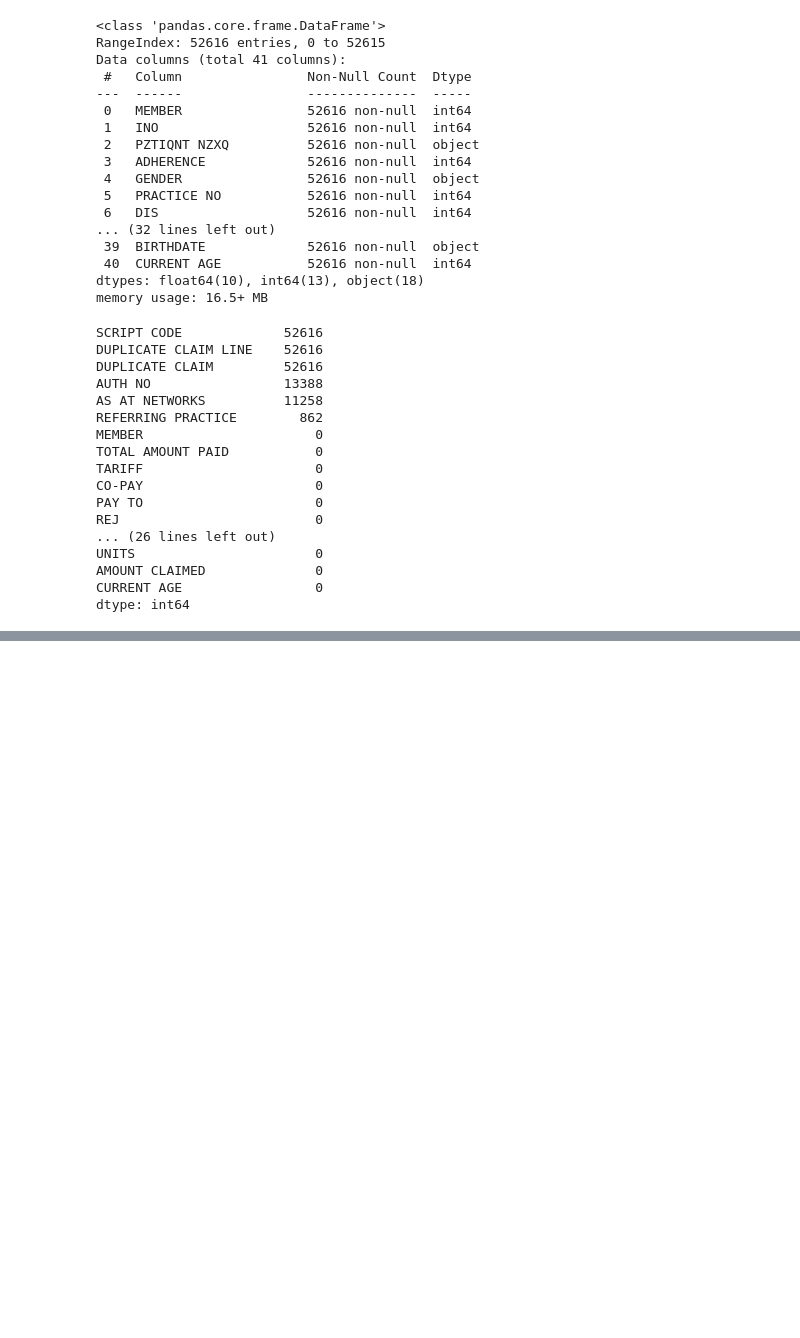
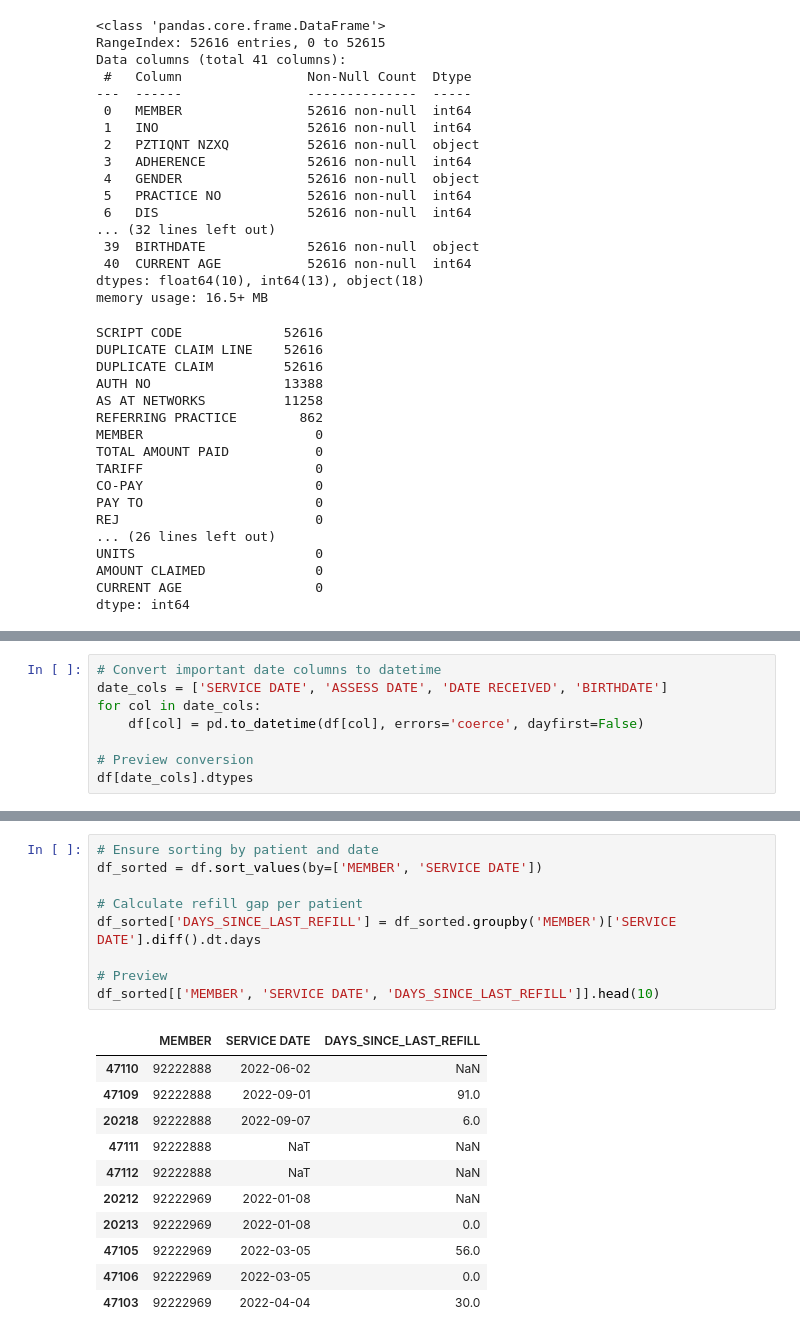
Before and after one commit to mathachew7/MedAdhereAI, a Jupyter notebook: notebooks/01_data_exploration.ipynb, the cells around one changed output, grey strips where cells are left out. Drawn from its saved outputs; the diff is of its cells as text; blank space fills up the shorter version.

```diff
--- a/notebooks/01_data_exploration.ipynb
+++ b/notebooks/01_data_exploration.ipynb
@@ -80,0 +118,8 @@ Name: count, dtype: int64
+# %%
+# Convert important date columns to datetime
+date_cols = ['SERVICE DATE', 'ASSESS DATE', 'DATE RECEIVED', 'BIRTHDATE']
+for col in date_cols:
+    df[col] = pd.to_datetime(df[col], errors='coerce', dayfirst=False)
+
+# Preview conversion
+df[date_cols].dtypes
@@ -80,0 +216,21 @@ Name: count, dtype: int64
+# %%
+# Ensure sorting by patient and date
+df_sorted = df.sort_values(by=['MEMBER', 'SERVICE DATE'])
+
+# Calculate refill gap per patient
+df_sorted['DAYS_SINCE_LAST_REFILL'] = df_sorted.groupby('MEMBER')['SERVICE DATE'].diff().dt.days
+
+# Preview
+df_sorted[['MEMBER', 'SERVICE DATE', 'DAYS_SINCE_LAST_REFILL']].head(10)
+# %% [output]
+|  | MEMBER | SERVICE DATE | DAYS_SINCE_LAST_REFILL |
+| 47110 | 92222888 | 2022-06-02 | NaN |
+| 47109 | 92222888 | 2022-09-01 | 91.0 |
+| 20218 | 92222888 | 2022-09-07 | 6.0 |
+| 47111 | 92222888 | NaT | NaN |
+| 47112 | 92222888 | NaT | NaN |
+| 20212 | 92222969 | 2022-01-08 | NaN |
+| 20213 | 92222969 | 2022-01-08 | 0.0 |
+| 47105 | 92222969 | 2022-03-05 | 56.0 |
+| 47106 | 92222969 | 2022-03-05 | 0.0 |
+| 47103 | 92222969 | 2022-04-04 | 30.0 |
```
Also changed, not shown: parts of 23 cells of this notebook, 3 other files.
